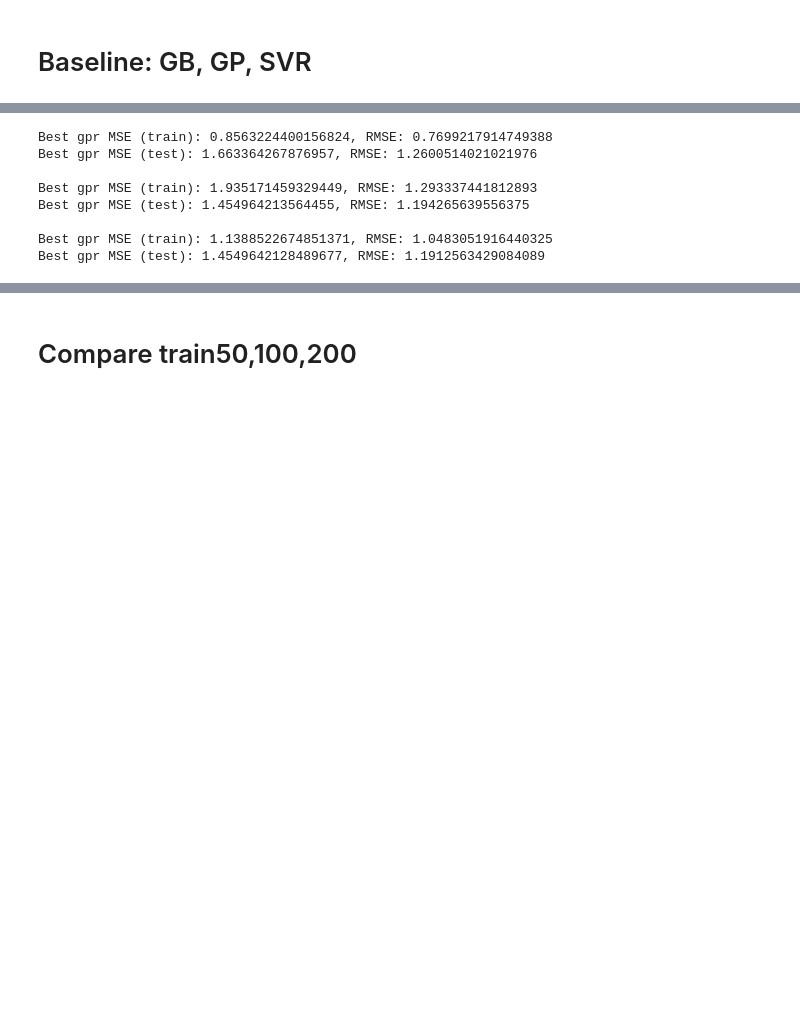
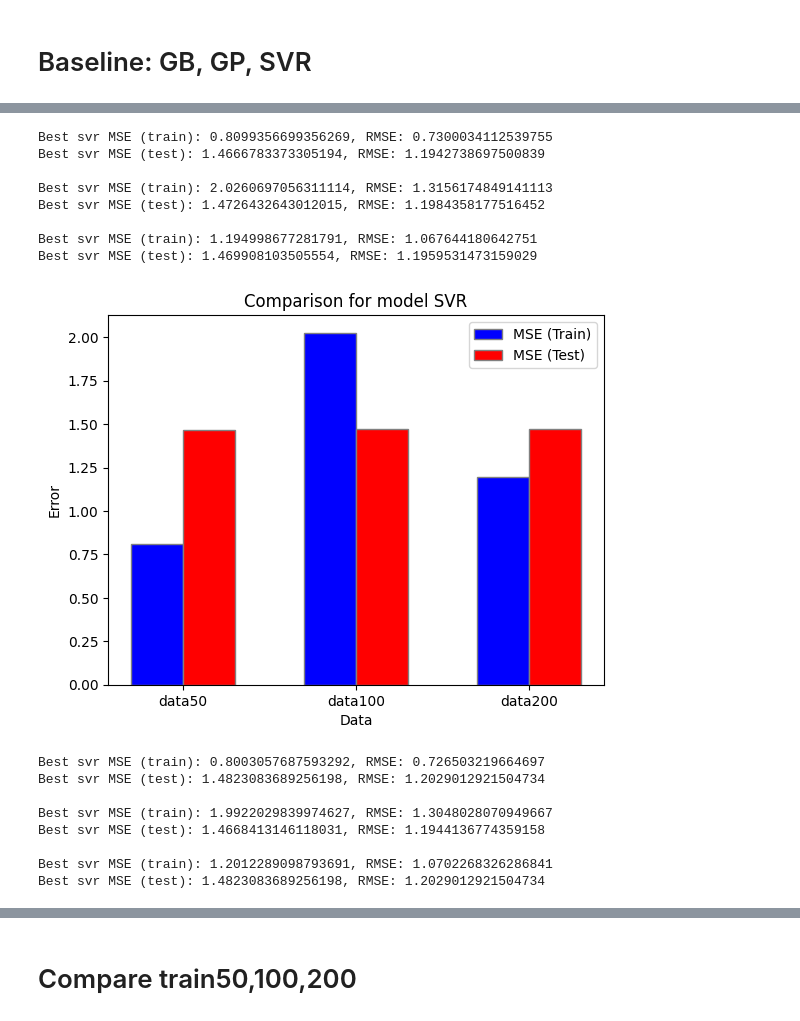
Before and after one commit to ernygati/masters_thesis_blockchain, a Jupyter notebook: diploma-optimal-blockchain.ipynb, the cells around one changed output, grey strips where cells are left out. Drawn from its saved outputs; the diff is of its cells as text; code cells hidden in the pictures; blank space fills up the shorter version.

Commit message:
restore metrics bars

```diff
--- a/diploma-optimal-blockchain.ipynb
+++ b/diploma-optimal-blockchain.ipynb
@@ -322,15 +300,63 @@ Best gbr MSE (test): 1.545287760685925, RMSE: 1.270505941786998
-# %%
-model_type="gpr"
-n_trials=20
-best_fit(model_type, data50,  best_params= optimize(model_type, data50, n_trials=n_trials))
-best_fit(model_type, data100,  best_params= optimize(model_type, data100, n_trials=n_trials))
-best_fit(model_type, data200,  best_params= optimize(model_type, data200, n_trials=n_trials))
-# %% [output]
-Best gpr MSE (train): 0.8563224400156824, RMSE: 0.7699217914749388
-Best gpr MSE (test): 1.663364267876957, RMSE: 1.2600514021021976
-
-Best gpr MSE (train): 1.935171459329449, RMSE: 1.293337441812893
-Best gpr MSE (test): 1.454964213564455, RMSE: 1.194265639556375
-
-Best gpr MSE (train): 1.1388522674851371, RMSE: 1.0483051916440325
-Best gpr MSE (test): 1.4549642128489677, RMSE: 1.1912563429084089
+# %%
+dname_list = ["data50","data100","data200"]
+def train_test_metrics(model_type):
+    test_list = []
+    train_list = []
+    n_trials=2
+    for data in [data50,data100,data200]:
+        res= best_fit(model_type, data,  best_params= optimize(model_type, data, n_trials=n_trials))
+        train_list.append(res["train"])
+        test_list.append(res["test"])
+    train_resdf = pd.DataFrame(train_list, index=dname_list)
+    test_resdf = pd.DataFrame(test_list, index=dname_list)
+    return train_resdf, test_resdf
+# %%
+
+# plt.bar(test_list.index, test_list["MSE"],label = "test")
+# plt.bar(train_resdf.index, train_resdf["MSE"], label = "train",alpha = 0.7)
+
+def plot_regression_metrics(metric="MSE", model_type="svr"):
+    train_resdf, test_resdf = train_test_metrics(model_type)
+    barWidth = 0.3
+
+    # Set the positions of the bars for train dataset
+    r1 = np.arange(len(train_resdf))
+
+    # Set the positions of the bars for test dataset
+    r2 = [x + barWidth for x in r1]
+
+    # Plot the bars for RMSE on train dataset
+    plt.bar(r1, train_resdf[metric], color='b', width=barWidth, edgecolor='grey', label=f'{metric} (Train)')
+
+    # Plot the bars for MSE on test dataset
+    plt.bar(r2, test_resdf[metric], color='r', width=barWidth, edgecolor='grey', label=f'{metric} (Test)')
+
+    plt.xticks([r + barWidth/2 for r in range(len(train_resdf[metric]))], ['data50', 'data100', 'data200'])
+
+    # Add labels and title
+    plt.xlabel('Data')
+    plt.ylabel('Error')
+    plt.title(f'Comparison for model {model_type.upper()}')
+    plt.legend()
+    plt.show()
+
+plot_regression_metrics("MSE", "svr")
+plot_regression_metrics("RMSE", "svr")
+# %% [output]
+Best svr MSE (train): 0.8099356699356269, RMSE: 0.7300034112539755
+Best svr MSE (test): 1.4666783373305194, RMSE: 1.1942738697500839
+
+Best svr MSE (train): 2.0260697056311114, RMSE: 1.3156174849141113
+Best svr MSE (test): 1.4726432643012015, RMSE: 1.1984358177516452
+
+Best svr MSE (train): 1.194998677281791, RMSE: 1.067644180642751
+Best svr MSE (test): 1.469908103505554, RMSE: 1.1959531473159029
+[figure, added]
+Best svr MSE (train): 0.8003057687593292, RMSE: 0.726503219664697
+Best svr MSE (test): 1.4823083689256198, RMSE: 1.2029012921504734
+
+Best svr MSE (train): 1.9922029839974627, RMSE: 1.3048028070949667
+Best svr MSE (test): 1.4668413146118031, RMSE: 1.1944136774359158
+
+Best svr MSE (train): 1.2012289098793691, RMSE: 1.0702268326286841
+Best svr MSE (test): 1.4823083689256198, RMSE: 1.2029012921504734
```
Also changed, not shown: parts of 8 cells of this notebook.
